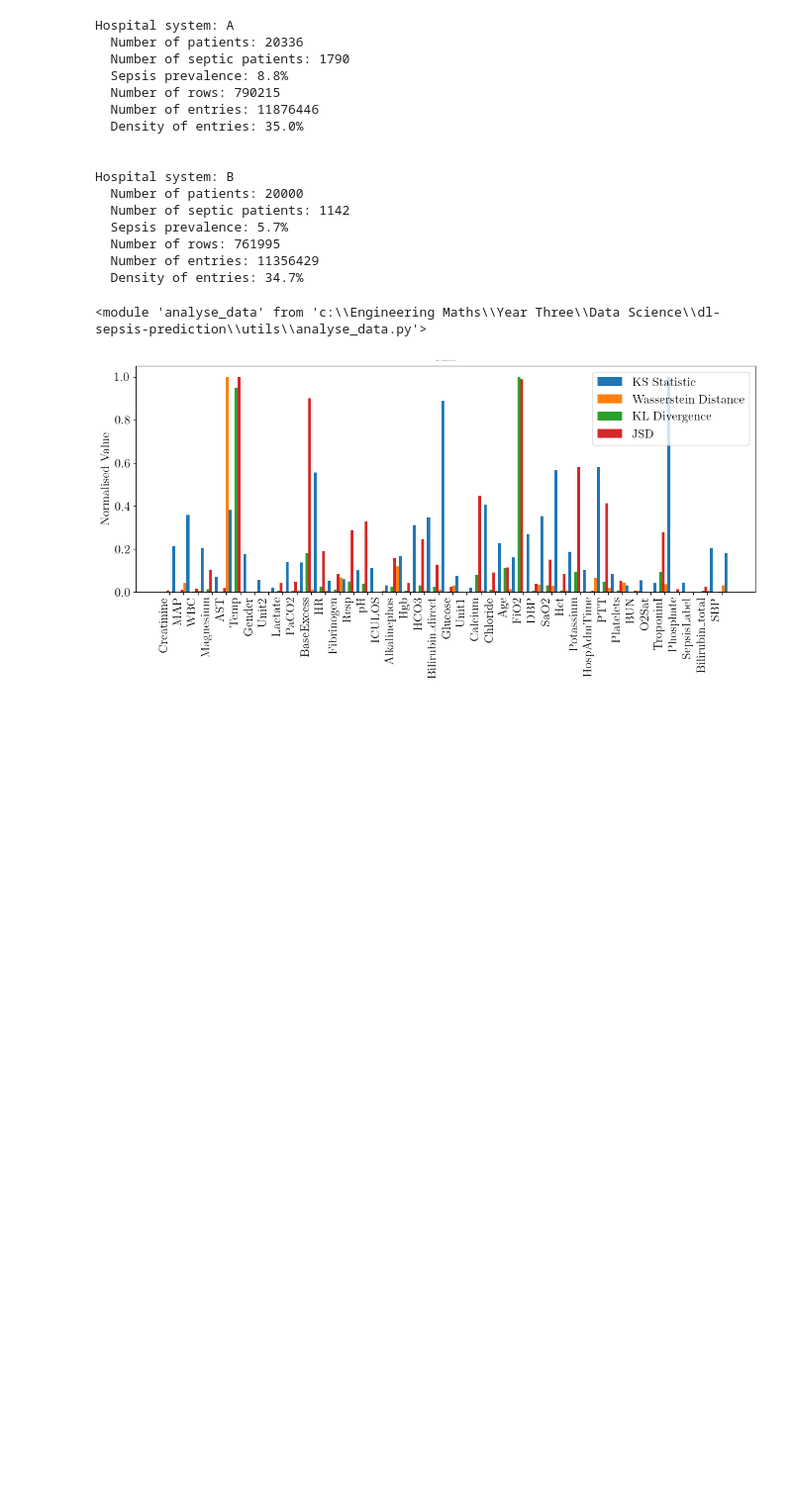
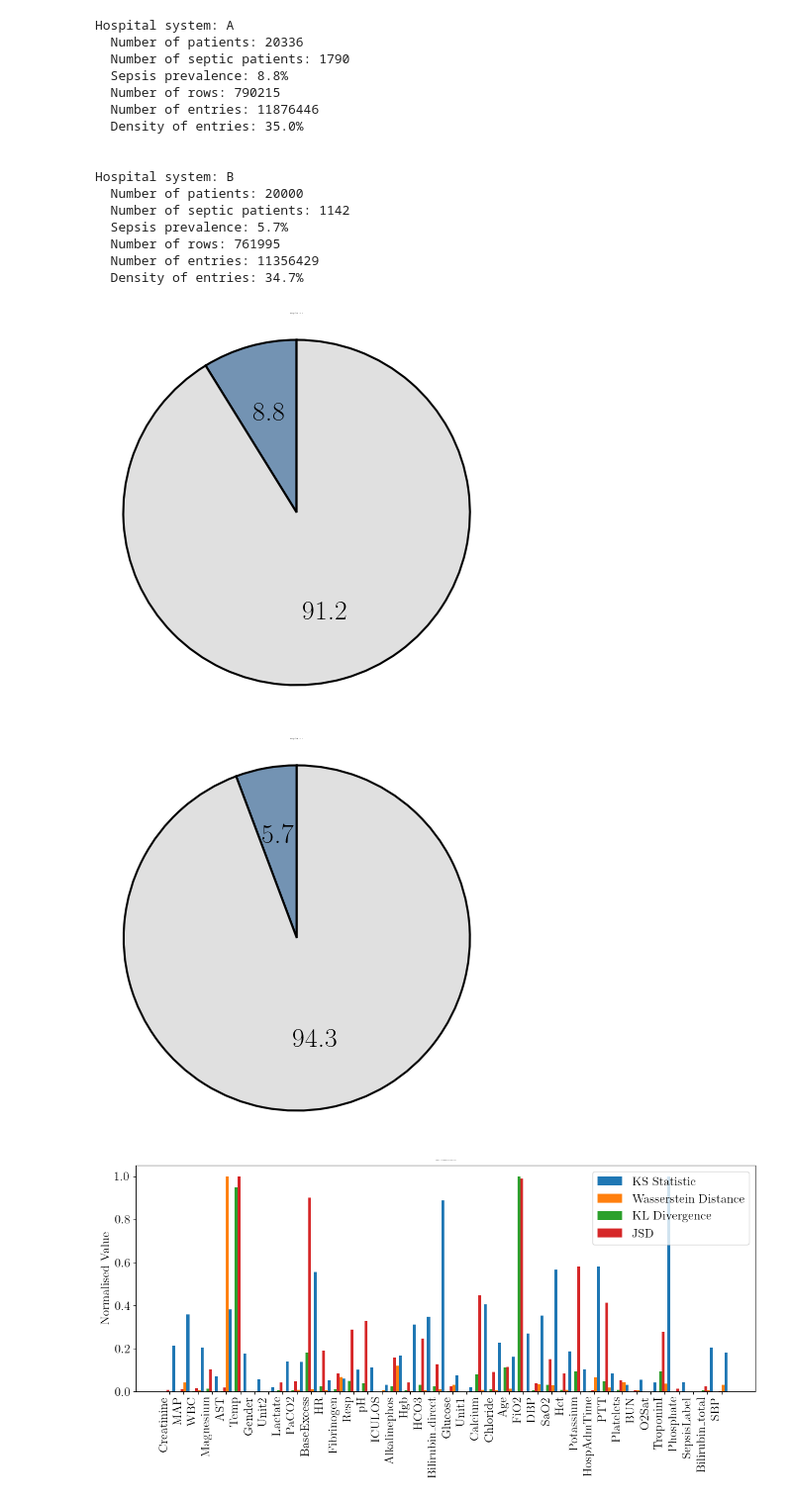
Before and after one commit to damianstone/dl-sepsis-prediction, a Jupyter notebook: data_exploration/data_exploration.ipynb, the cells around one changed output. Shown at 99% size. Saved outputs shown, nothing was run; the diff lists cells and outputs as text; code cells hidden in the pictures; blank space fills up the shorter version.

Commit message:
minor image changes

```diff
--- a/data_exploration/data_exploration.ipynb
+++ b/data_exploration/data_exploration.ipynb
@@ -71,16 +71,18 @@ Hospital system: B
 # %%
 importlib.reload(analyse_data)
 #analyse_data.summaryStatistics(combined_df)
 #analyse_data.covariance(combined_df)
 #analyse_data.nullCols(combined_df)
 #analyse_data.distributions(combined_df)
 #analyse_data.plot_average_lab_trajectories(combined_df)
 #analyse_data.plot_sepsis_by_age_bucket(combined_df)
 #analyse_data.plot_percentage_sepsis_grid(combined_df)
 #analyse_data.plot_avg_missing_data_sepsis(combined_df)
 #analyse_data.plot_density_of_actual_values(combined_df)
+analyse_data.plot_inbalance_pie_chart()
 # %% [output]
-<module 'analyse_data' from 'c:\\Engineering Maths\\Year Three\\Data Science\\dl-sepsis-prediction\\utils\\analyse_data.py'>
+[figure, added]
+[figure, added]
 # %%
 
 importlib.reload(analyse_data)
```
Also changed, not shown: parts of 1 cell of this notebook, 3 other files.
